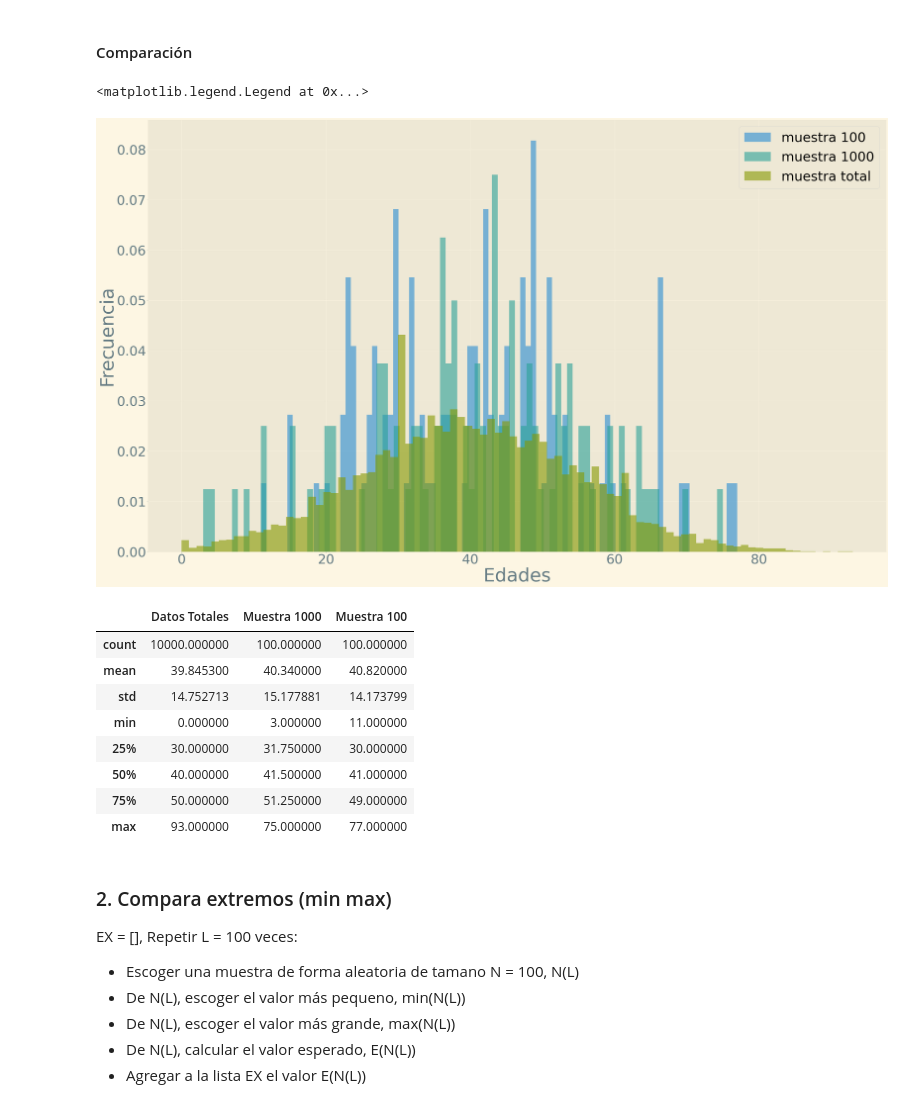
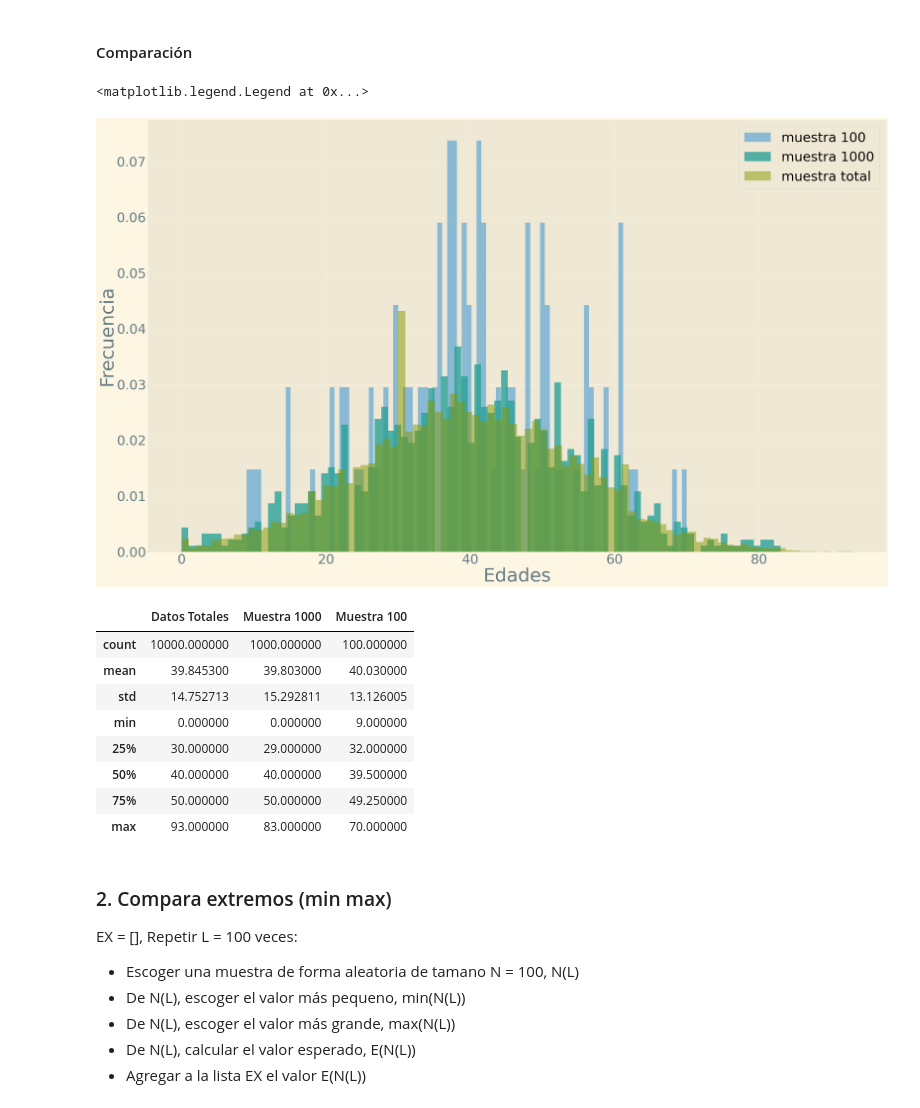
Before and after one commit to arturoTellez/Deteccion_anomalias_homework, a Jupyter notebook: tarea_muestreo/Tarea de muestreo.ipynb, the cells around one changed output. Saved outputs shown, nothing was run; the diff lists cells and outputs as text; code cells hidden in the pictures.

Commit message:
agregar imagen

```diff
--- a/tarea_muestreo/Tarea de muestreo.ipynb
+++ b/tarea_muestreo/Tarea de muestreo.ipynb
@@ -77,22 +77,22 @@ samples : single item or ndarray
     The generated random samples
 # %%
 edades_n100 = np.random.choice(edades, 100, replace = False)
-edades_n1000 = np.random.choice(edades, 100, replace = False)
+edades_n1000 = np.random.choice(edades, 1000, replace = False)
 # %% [markdown]
 #### Comparación
 # %%
 fig = plt.figure(figsize = (50, 30))
-plt.hist(edades_n100, bins = 90, density = True, label = "muestra 100", alpha = 0.6);
-plt.hist(edades_n1000, bins = 90, density = True, label = "muestra 1000", alpha = 0.6);
-plt.hist(edades, bins = 90, density = True, label = "muestra total", alpha = 0.6);
+plt.hist(edades_n100, bins = 90, density = True, label = "muestra 100", alpha = 0.5);
+plt.hist(edades_n1000, bins = 90, density = True, label = "muestra 1000", alpha = 0.8);
+plt.hist(edades, bins = 90, density = True, label = "muestra total", alpha = 0.5);
 plt.xlabel("Edades", fontsize = 70)
 plt.xticks(fontsize = 50);
 plt.ylabel("Frecuencia", fontsize = 70)
 plt.yticks(fontsize = 50);
 plt.legend(loc='upper right', fontsize = 50)
 # %% [output]
 <matplotlib.legend.Legend at 0x...>
-[figure, old version]
+[figure, new version]
 # %%
 describe_edades = pd.DataFrame.describe(pd.Series(edades))
 describe_muestra_100 = pd.DataFrame.describe(pd.Series(edades_n100))
@@ -102,14 +102,14 @@ resumen.columns = ["Datos Totales", "Muestra 1000", "Muestra 100"]
 display(resumen)
 # %% [output]
 |  | Datos Totales | Muestra 1000 | Muestra 100 |
-| count | 10000.000000 | 100.000000 | 100.000000 |
-| mean | 39.845300 | 40.340000 | 40.820000 |
-| std | 14.752713 | 15.177881 | 14.173799 |
-| min | 0.000000 | 3.000000 | 11.000000 |
-| 25% | 30.000000 | 31.750000 | 30.000000 |
-| 50% | 40.000000 | 41.500000 | 41.000000 |
-| 75% | 50.000000 | 51.250000 | 49.000000 |
-| max | 93.000000 | 75.000000 | 77.000000 |
+| count | 10000.000000 | 1000.000000 | 100.000000 |
+| mean | 39.845300 | 39.803000 | 40.030000 |
+| std | 14.752713 | 15.292811 | 13.126005 |
+| min | 0.000000 | 0.000000 | 9.000000 |
+| 25% | 30.000000 | 29.000000 | 32.000000 |
+| 50% | 40.000000 | 40.000000 | 39.500000 |
+| 75% | 50.000000 | 50.000000 | 49.250000 |
+| max | 93.000000 | 83.000000 | 70.000000 |
 # %% [markdown]
 ### 2. Compara extremos (min max)
 EX = [], Repetir L = 100 veces:
```
Also changed, not shown: parts of 3 cells of this notebook, 2 other files.
